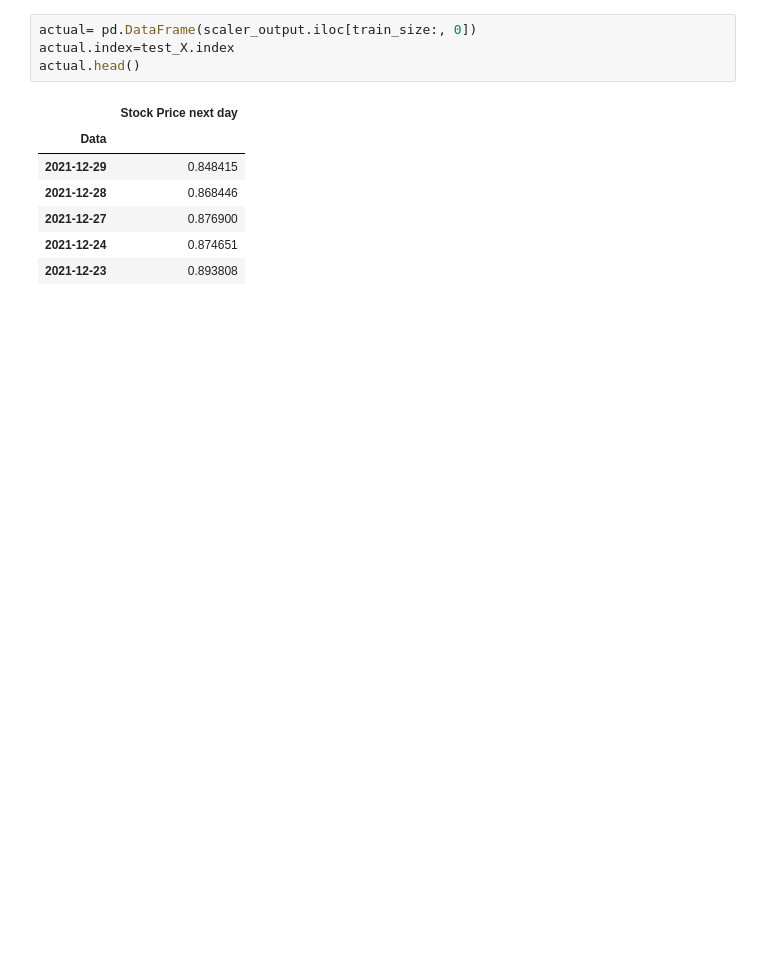
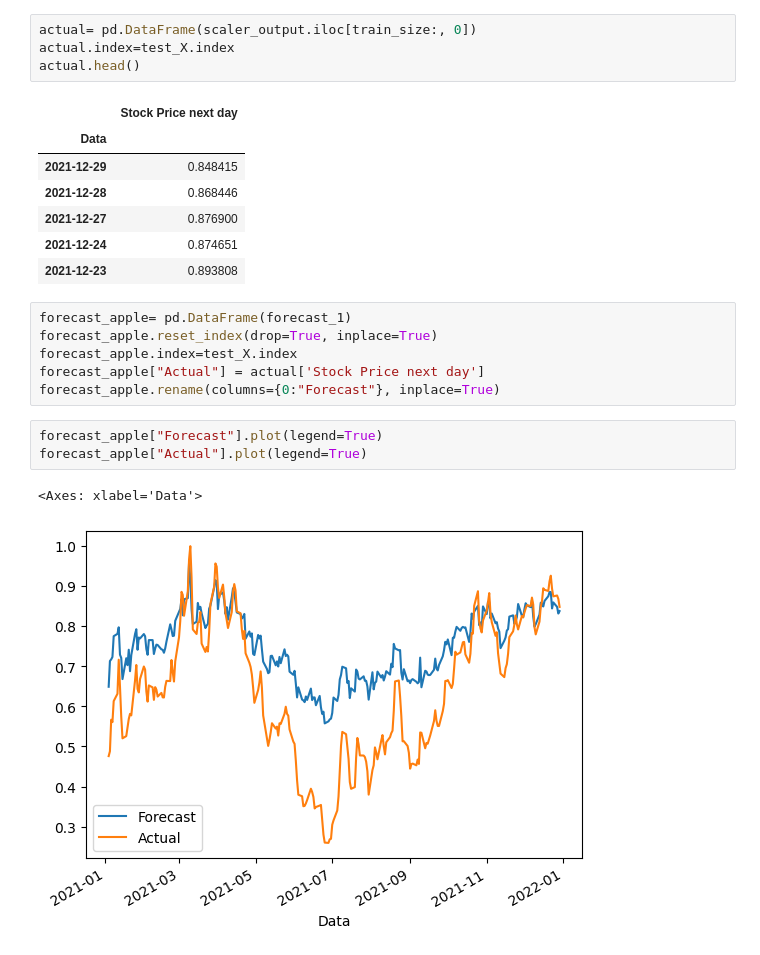
Before and after one commit to DajeanArcila/biblioteca_pandas, a Jupyter notebook: ML_prediçao_dolar.ipynb, the cells around one changed output. Drawn from its saved outputs; the diff is of its cells as text; blank space fills up the shorter version.

```diff
--- a/ML_prediçao_dolar.ipynb
+++ b/ML_prediçao_dolar.ipynb
@@ -319,3 +375,15 @@ actual.head()
 | 2021-12-27 | 0.876900 |
 | 2021-12-24 | 0.874651 |
 | 2021-12-23 | 0.893808 |
+# %%
+forecast_apple= pd.DataFrame(forecast_1)
+forecast_apple.reset_index(drop=True, inplace=True)
+forecast_apple.index=test_X.index
+forecast_apple["Actual"] = actual['Stock Price next day']
+forecast_apple.rename(columns={0:"Forecast"}, inplace=True)
+# %%
+forecast_apple["Forecast"].plot(legend=True)
+forecast_apple["Actual"].plot(legend=True)
+# %% [output]
+<Axes: xlabel='Data'>
+[figure, added]
```
Also changed, not shown: parts of 15 cells of this notebook.
